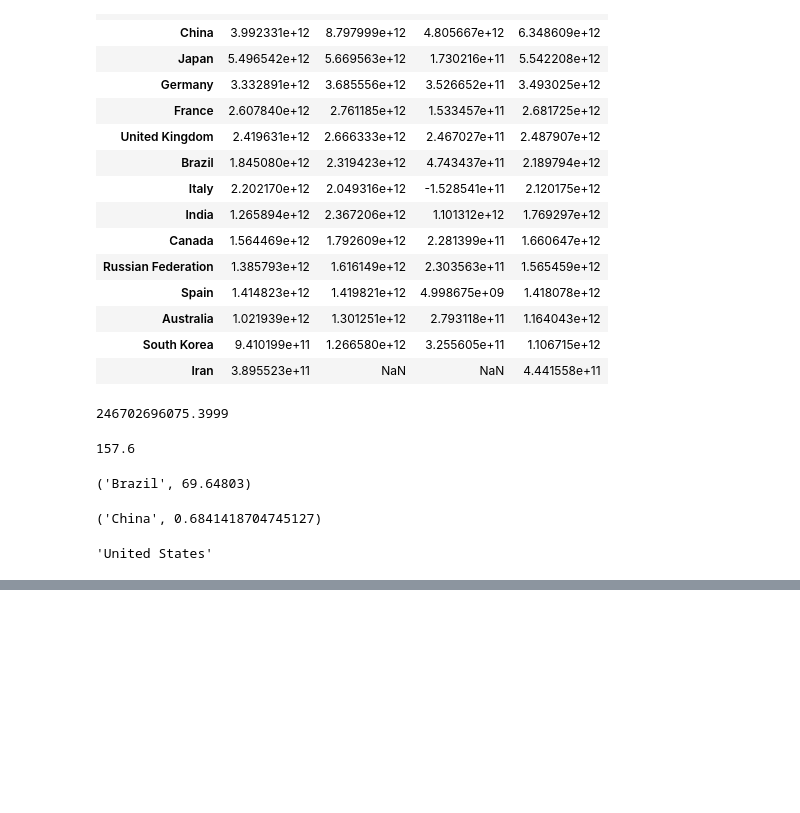
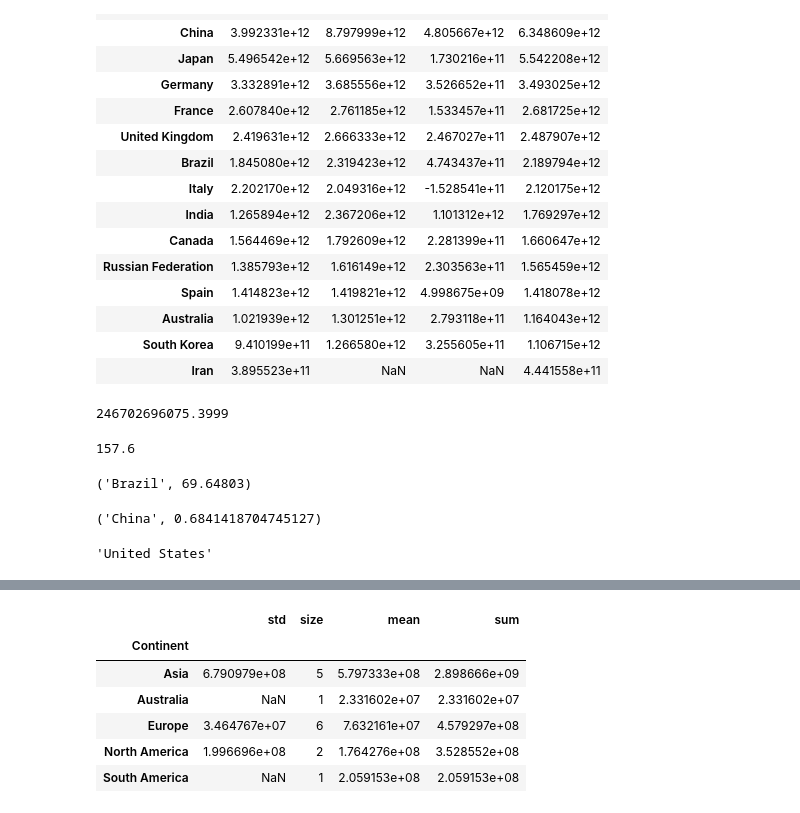
Before and after one commit to YHWOO13/Open-Course, a Jupyter notebook: UMICH-Introduction to Data Science in Python/ASSIGNMENT 3.ipynb, the cells around one changed output, grey strips where cells are left out. Saved outputs shown, nothing was run; the diff lists cells and outputs as text; code cells hidden in the pictures; blank space fills up the shorter version.

```diff
--- a/UMICH-Introduction to Data Science in Python/ASSIGNMENT 3.ipynb
+++ b/UMICH-Introduction to Data Science in Python/ASSIGNMENT 3.ipynb
@@ -380,0 +523,14 @@ Merge2.loc[2,'Country']
+# %%
+#groupby(1)[2].agg(3):
+#1번괄호: 1번괄호로 index시킴 + []:해당 열을 가져온다,
+#3번괄호: 괄호안에 있는 함수( ex) size, sum, mean)로 열을 만들며 [2]열의 값으로 계산.
+Merge2 = Merge2.groupby('Continent')['population'].agg({'size','sum','mean','std'})
+Merge2
+# %% [output]
+|  | std | size | mean | sum |
+| Continent |  |  |  |  |
+| Asia | 6.790979e+08 | 5 | 5.797333e+08 | 2.898666e+09 |
+| Australia | NaN | 1 | 2.331602e+07 | 2.331602e+07 |
+| Europe | 3.464767e+07 | 6 | 7.632161e+07 | 4.579297e+08 |
+| North America | 1.996696e+08 | 2 | 1.764276e+08 | 3.528552e+08 |
+| South America | NaN | 1 | 2.059153e+08 | 2.059153e+08 |
```
Also changed, not shown: parts of 10 cells of this notebook.
